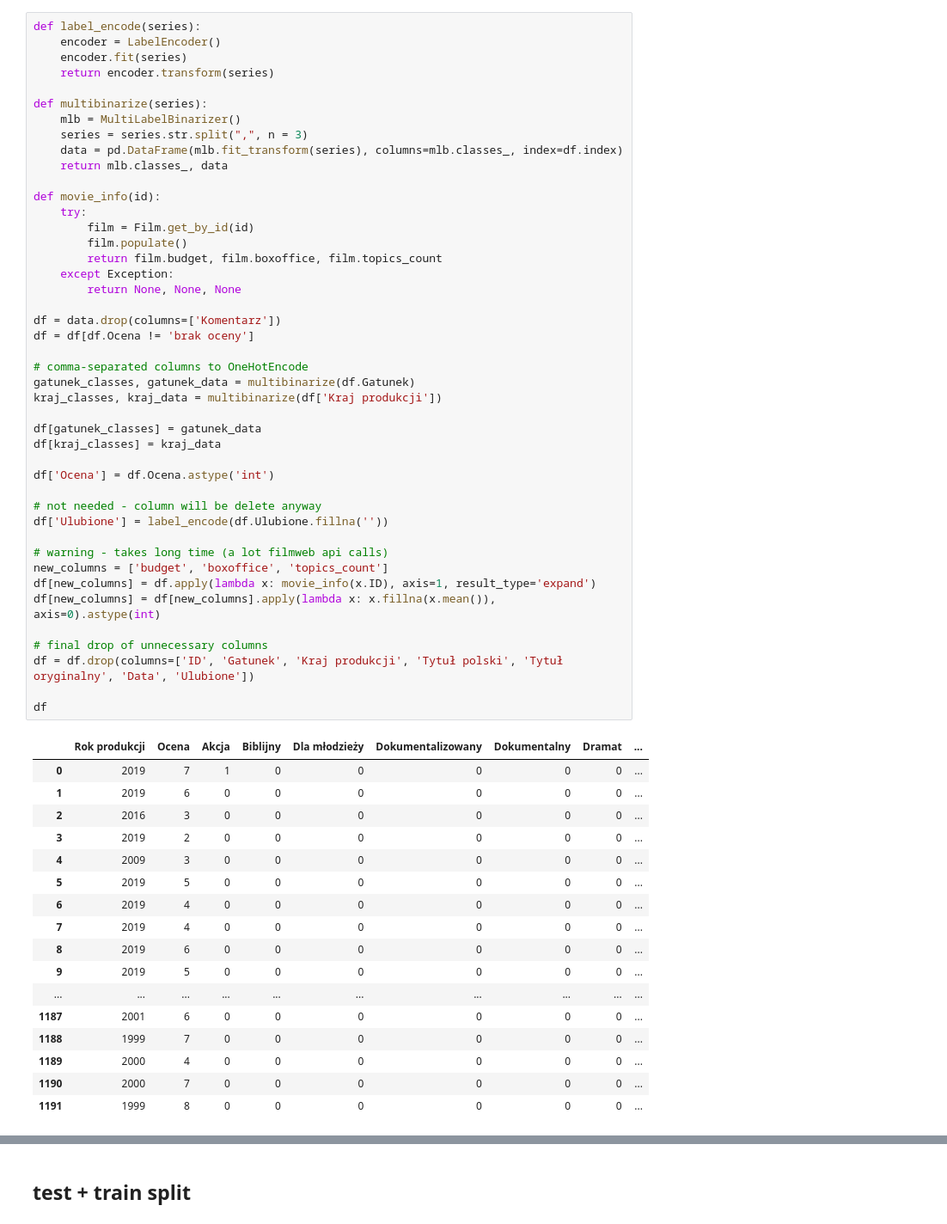
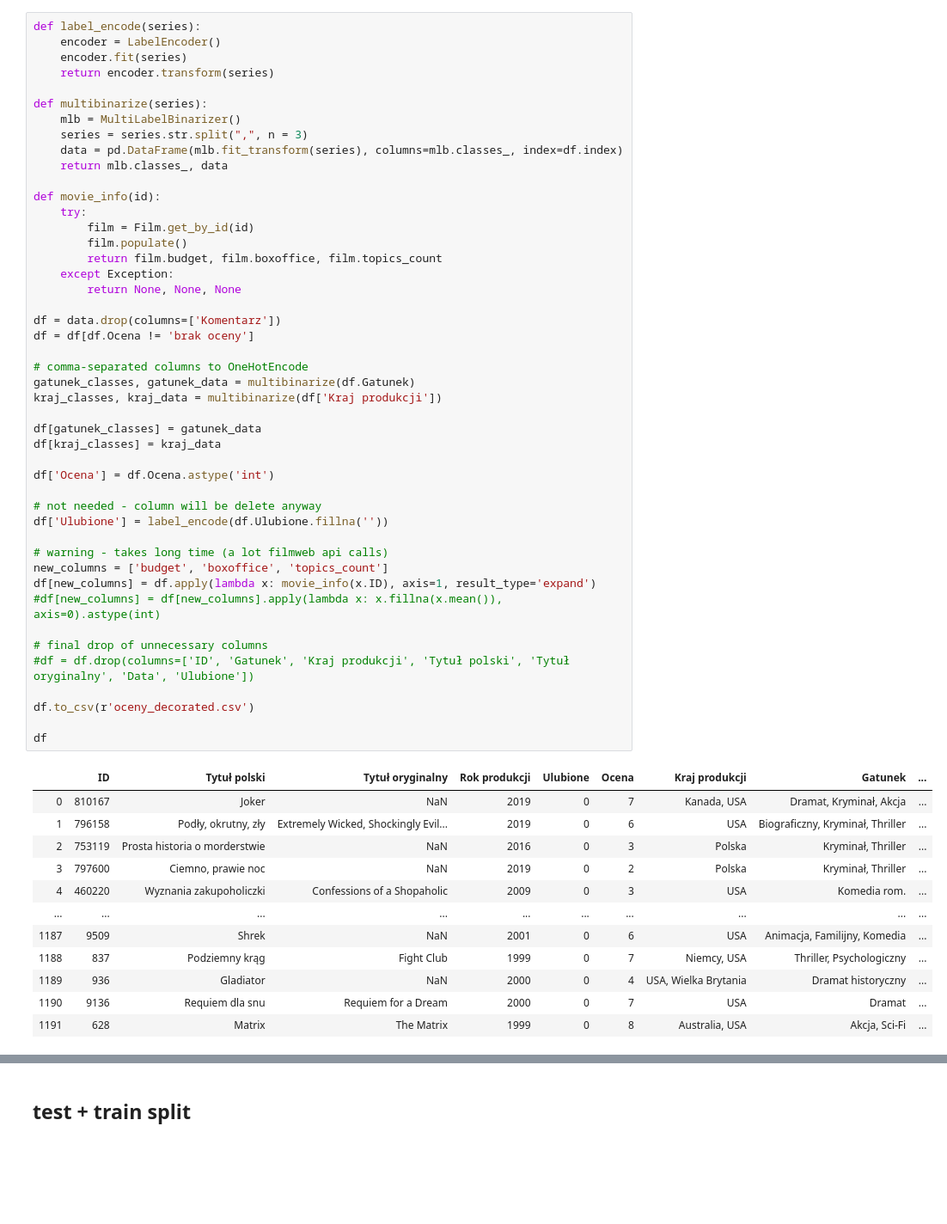
Before and after one commit to mateuszrusin/ml-filmweb-score, a Jupyter notebook: oceny.ipynb, the cells around one changed output, grey strips where cells are left out. Shown at 86% size. Drawn from its saved outputs; the diff is of its cells as text; blank space fills up the shorter version.

Commit message:
Boxoffice and budget filled with k-means, saved csv

```diff
--- a/oceny.ipynb
+++ b/oceny.ipynb
@@ -54,49 +56,46 @@ def movie_info(id):
     try:
         film = Film.get_by_id(id)
         film.populate()
         return film.budget, film.boxoffice, film.topics_count
     except Exception:
         return None, None, None
 
 df = data.drop(columns=['Komentarz'])
 df = df[df.Ocena != 'brak oceny']
 
 # comma-separated columns to OneHotEncode
 gatunek_classes, gatunek_data = multibinarize(df.Gatunek)
 kraj_classes, kraj_data = multibinarize(df['Kraj produkcji'])
 
 df[gatunek_classes] = gatunek_data
 df[kraj_classes] = kraj_data
 
 df['Ocena'] = df.Ocena.astype('int')
 
 # not needed - column will be delete anyway
 df['Ulubione'] = label_encode(df.Ulubione.fillna(''))
 
 # warning - takes long time (a lot filmweb api calls)
 new_columns = ['budget', 'boxoffice', 'topics_count']
 df[new_columns] = df.apply(lambda x: movie_info(x.ID), axis=1, result_type='expand')
-df[new_columns] = df[new_columns].apply(lambda x: x.fillna(x.mean()), axis=0).astype(int)
+#df[new_columns] = df[new_columns].apply(lambda x: x.fillna(x.mean()), axis=0).astype(int)
 
 # final drop of unnecessary columns
-df = df.drop(columns=['ID', 'Gatunek', 'Kraj produkcji', 'Tytuł polski', 'Tytuł oryginalny', 'Data', 'Ulubione'])
+#df = df.drop(columns=['ID', 'Gatunek', 'Kraj produkcji', 'Tytuł polski', 'Tytuł oryginalny', 'Data', 'Ulubione'])
+
+df.to_csv(r'oceny_decorated.csv')
 
 df
 # %% [output]
-|  | Rok produkcji | Ocena | Akcja | Biblijny | Dla młodzieży | Dokumentalizowany | Dokumentalny | Dramat | ... |
-| 0 | 2019 | 7 | 1 | 0 | 0 | 0 | 0 | 0 | ... |
-| 1 | 2019 | 6 | 0 | 0 | 0 | 0 | 0 | 0 | ... |
-| 2 | 2016 | 3 | 0 | 0 | 0 | 0 | 0 | 0 | ... |
-| 3 | 2019 | 2 | 0 | 0 | 0 | 0 | 0 | 0 | ... |
-| 4 | 2009 | 3 | 0 | 0 | 0 | 0 | 0 | 0 | ... |
-| 5 | 2019 | 5 | 0 | 0 | 0 | 0 | 0 | 0 | ... |
-| 6 | 2019 | 4 | 0 | 0 | 0 | 0 | 0 | 0 | ... |
-| 7 | 2019 | 4 | 0 | 0 | 0 | 0 | 0 | 0 | ... |
-| 8 | 2019 | 6 | 0 | 0 | 0 | 0 | 0 | 0 | ... |
-| 9 | 2019 | 5 | 0 | 0 | 0 | 0 | 0 | 0 | ... |
+|  | ID | Tytuł polski | Tytuł oryginalny | Rok produkcji | Ulubione | Ocena | Kraj produkcji | Gatunek | ... |
+| 0 | 810167 | Joker | NaN | 2019 | 0 | 7 | Kanada, USA | Dramat, Kryminał, Akcja | ... |
+| 1 | 796158 | Podły, okrutny, zły | Extremely Wicked, Shockingly Evil... | 2019 | 0 | 6 | USA | Biograficzny, Kryminał, Thriller | ... |
+| 2 | 753119 | Prosta historia o morderstwie | NaN | 2016 | 0 | 3 | Polska | Kryminał, Thriller | ... |
+| 3 | 797600 | Ciemno, prawie noc | NaN | 2019 | 0 | 2 | Polska | Kryminał, Thriller | ... |
+| 4 | 460220 | Wyznania zakupoholiczki | Confessions of a Shopaholic | 2009 | 0 | 3 | USA | Komedia rom. | ... |
 | ... | ... | ... | ... | ... | ... | ... | ... | ... | ... |
-| 1187 | 2001 | 6 | 0 | 0 | 0 | 0 | 0 | 0 | ... |
-| 1188 | 1999 | 7 | 0 | 0 | 0 | 0 | 0 | 0 | ... |
-| 1189 | 2000 | 4 | 0 | 0 | 0 | 0 | 0 | 0 | ... |
-| 1190 | 2000 | 7 | 0 | 0 | 0 | 0 | 0 | 0 | ... |
-| 1191 | 1999 | 8 | 0 | 0 | 0 | 0 | 0 | 0 | ... |
+| 1187 | 9509 | Shrek | NaN | 2001 | 0 | 6 | USA | Animacja, Familijny, Komedia | ... |
+| 1188 | 837 | Podziemny krąg | Fight Club | 1999 | 0 | 7 | Niemcy, USA | Thriller, Psychologiczny | ... |
+| 1189 | 936 | Gladiator | NaN | 2000 | 0 | 4 | USA, Wielka Brytania | Dramat historyczny | ... |
+| 1190 | 9136 | Requiem dla snu | Requiem for a Dream | 2000 | 0 | 7 | USA | Dramat | ... |
+| 1191 | 628 | Matrix | The Matrix | 1999 | 0 | 8 | Australia, USA | Akcja, Sci-Fi | ... |
```
Also changed, not shown: parts of 7 cells of this notebook, 3 other files.
